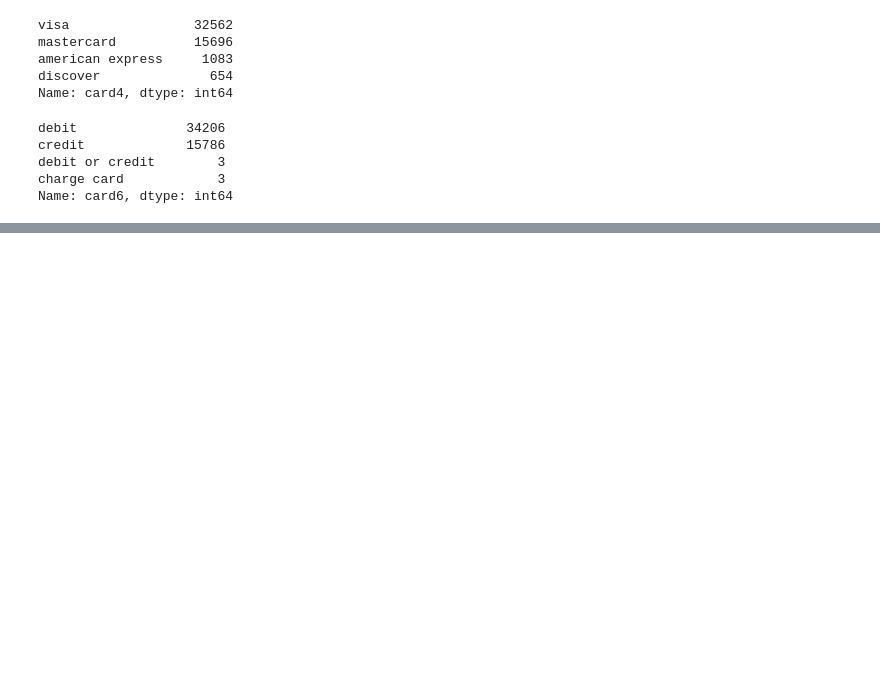
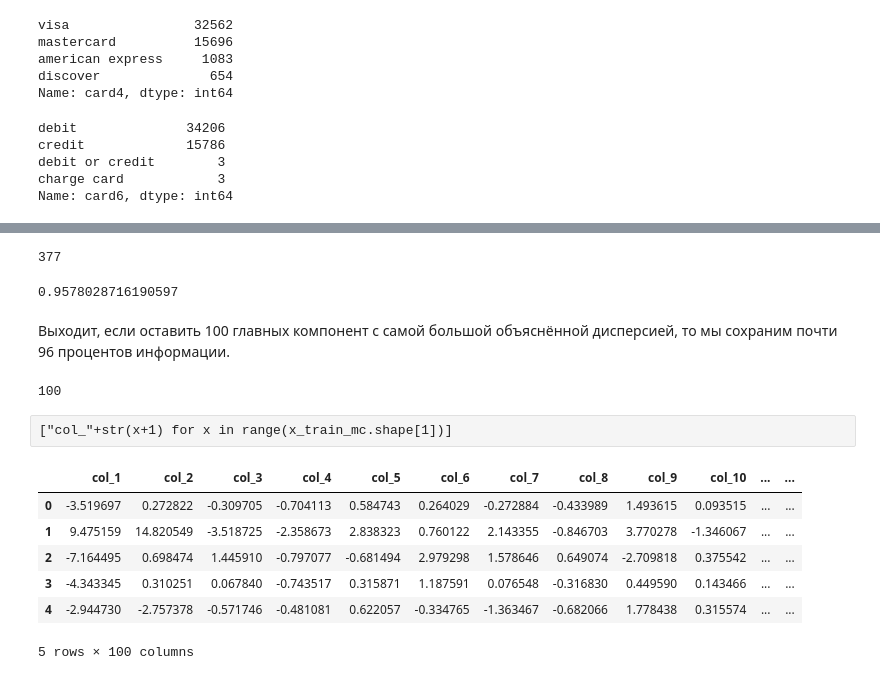
Before and after one commit to gulchitai/kaggle, a Jupyter notebook: Lesson3/Lesson3.ipynb, the cells around one changed output, grey strips where cells are left out. Saved outputs shown, nothing was run; the diff lists cells and outputs as text; code cells hidden in the pictures; blank space fills up the shorter version.

```diff
--- a/Lesson3/Lesson3.ipynb
+++ b/Lesson3/Lesson3.ipynb
@@ -373,0 +511,30 @@ stats.head(n=2)
+# %%
+#PCA
+scaler = StandardScaler(with_mean=False)
+
+numerical = train.select_dtypes(exclude=["object"]).columns
+x = train[numerical]
+to_drop = set(x.columns) & set(to_drop)
+if to_drop:
+     x=x.drop(to_drop, axis=1)
+numerical = x.select_dtypes(exclude=["object"]).columns
+x.fillna(0, inplace=True)
+
+x_train, x_valid = train_test_split(x, train_size=0.6, random_state=27, shuffle=True)
+y_train, y_valid = train_test_split(train["isFraud"], train_size=0.6, random_state=27, shuffle=True)
+
+x_valid, x_test = train_test_split(x_valid, train_size=0.5, random_state=72, shuffle=True)
+y_valid, y_test = train_test_split(y_valid, train_size=0.5, random_state=72, shuffle=True)
+
+x_train_scaled = pd.DataFrame(scaler.fit_transform(x_train), columns=numerical)
+x_valid_scaled = pd.DataFrame(scaler.transform(x_valid), columns=numerical)
+x_test_scaled = pd.DataFrame(scaler.transform(x_test), columns=numerical)
+
+x = test[numerical]
+to_drop = set(x.columns) & set(to_drop)
+if to_drop:
+     x=x.drop(to_drop, axis=1)
+numerical = x.select_dtypes(exclude=["object"]).columns
+x.fillna(0, inplace=True)
+
+x_test_lb_scaled = pd.DataFrame(scaler.transform(x), columns=numerical)
@@ -373,0 +556,36 @@ stats.head(n=2)
+# %%
+pca = PCA(random_state=100)
+pca.fit(x_train_scaled)
+len(pca.explained_variance_ratio_)
+# %% [output]
+377
+# %%
+pca.explained_variance_ratio_[:100].sum()
+# %% [output]
+0.9578028716190597
+# %% [markdown]
+Выходит, если оставить 100 главных компонент с самой большой объяснённой дисперсией, то мы сохраним почти 96 процентов информации.
+# %%
+pca = PCA(n_components=100, random_state=100)
+
+x_train_mc = pca.fit_transform(x_train_scaled)
+x_valid_mc = pca.transform(x_valid_scaled)
+x_test_mc = pca.transform(x_test_scaled)
+x_test_lb_mc = pca.transform(x_test_lb_scaled)
+# %%
+x_train_mc.shape[1]
+# %% [output]
+100
+# %% [raw]
+["col_"+str(x+1) for x in range(x_train_mc.shape[1])]
+# %%
+df = pd. DataFrame(data=x_train_mc, columns=["col_"+str(x+1) for x in range(x_train_mc.shape[1])])
+df.head()
+# %% [output]
+|  | col_1 | col_2 | col_3 | col_4 | col_5 | col_6 | col_7 | col_8 | col_9 | col_10 | ... | ... |
+| 0 | -3.519697 | 0.272822 | -0.309705 | -0.704113 | 0.584743 | 0.264029 | -0.272884 | -0.433989 | 1.493615 | 0.093515 | ... | ... |
+| 1 | 9.475159 | 14.820549 | -3.518725 | -2.358673 | 2.838323 | 0.760122 | 2.143355 | -0.846703 | 3.770278 | -1.346067 | ... | ... |
+| 2 | -7.164495 | 0.698474 | 1.445910 | -0.797077 | -0.681494 | 2.979298 | 1.578646 | 0.649074 | -2.709818 | 0.375542 | ... | ... |
+| 3 | -4.343345 | 0.310251 | 0.067840 | -0.743517 | 0.315871 | 1.187591 | 0.076548 | -0.316830 | 0.449590 | 0.143466 | ... | ... |
+| 4 | -2.944730 | -2.757378 | -0.571746 | -0.481081 | 0.622057 | -0.334765 | -1.363467 | -0.682066 | 1.778438 | 0.315574 | ... | ... |
+5 rows × 100 columns
```
Also changed, not shown: parts of 18 cells of this notebook.
